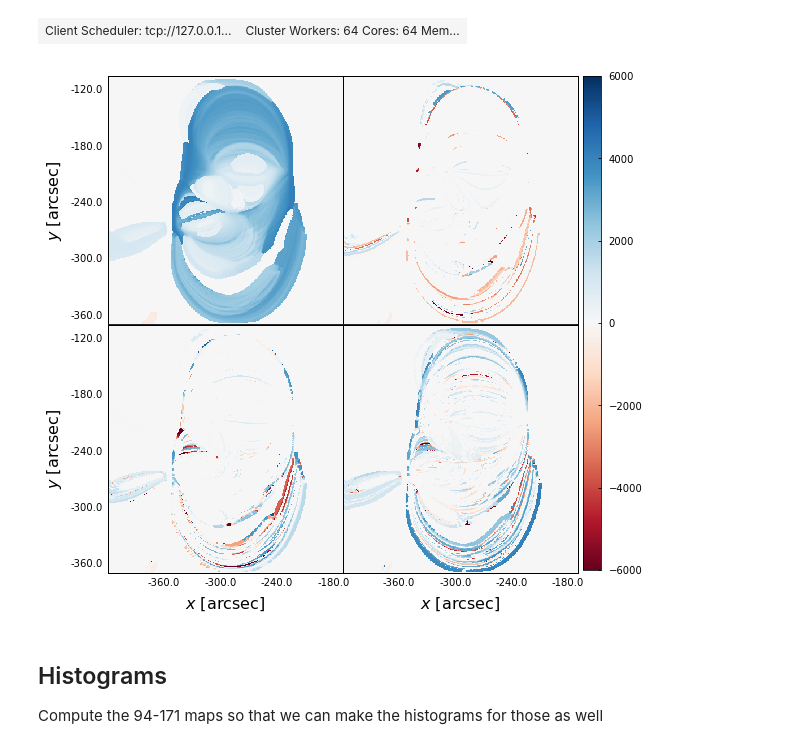
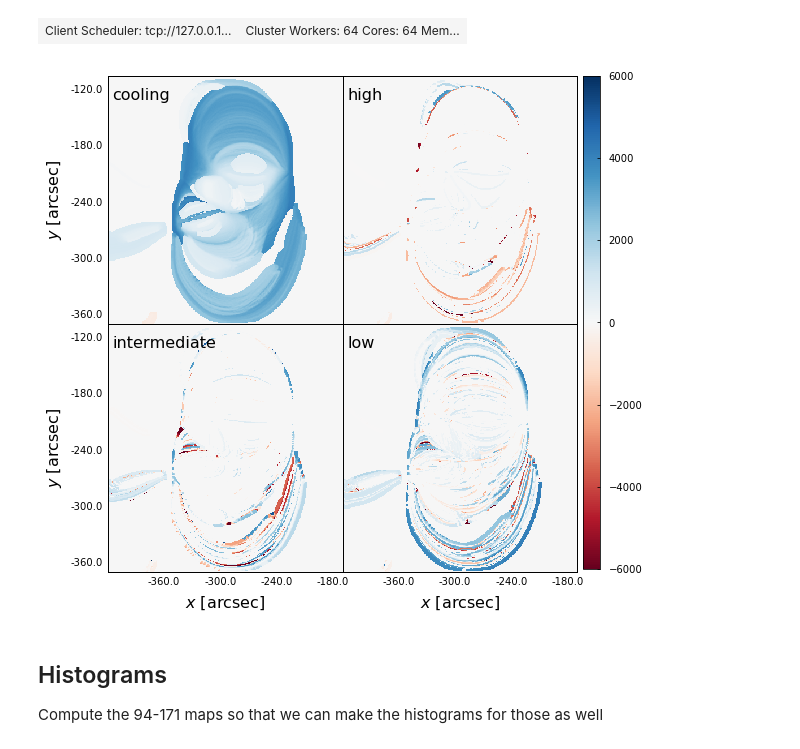
Before and after one commit to wtbarnes/posters, a Jupyter notebook: rice_dsconf_2017/notebooks/timelag_results.ipynb, the cells around one changed output. Cells and saved outputs as stored; diff of their text form; code cells hidden in the pictures.

```diff
--- a/rice_dsconf_2017/notebooks/timelag_results.ipynb
+++ b/rice_dsconf_2017/notebooks/timelag_results.ipynb
@@ -175,7 +175,7 @@ lags335_171_if,correlations335_171_if = make_timelag_map(map_cubes_if,'335','171
 # %%
 lags335_171_lf,correlations335_171_lf = make_timelag_map(map_cubes_lf,'335','171',tmp.meta)
 # %%
-fig = plt.figure(figsize=(8,9.15))
+fig = plt.figure(figsize=(8,9.125))
 options = {'annotate':False,'title':False,'vmin':-6000,'vmax':6000,'cmap':'RdBu'}
 plt.subplots_adjust(right=0.94,hspace=0,wspace=0)
 cax = fig.add_axes([0.95,0.13,0.03,0.75])
@@ -188,39 +188,47 @@ ax.coords[1].set_ticklabel(size=plt.rcParams['xtick.labelsize'])
 ax.coords[1].set_axislabel(r'$y$ [arcsec]',size=plt.rcParams['axes.labelsize'])
 ax.coords[0].grid(alpha=0)
 ax.coords[1].grid(alpha=0)
+xtext,ytext = lags335_171_cooling.data_to_pixel(-415*u.arcsec,-130*u.arcsec)
+ax.text(xtext.value,ytext.value,'cooling',color='k',fontsize=plt.rcParams['axes.labelsize'])
 # high-frequency
 ax = fig.add_subplot(222,projection=lags335_171_hf)
 lags335_171_hf.plot(axes=ax,**options)
 ax.coords[0].set_ticks_visible(False)
 ax.coords[0].set_ticklabel_visible(False)
 ax.coords[1].set_ticks_visible(False)
 ax.coords[1].set_ticklabel_visible(False)
 ax.coords[0].grid(alpha=0)
 ax.coords[1].grid(alpha=0)
+xtext,ytext = lags335_171_hf.data_to_pixel(-415*u.arcsec,-130*u.arcsec)
+ax.text(xtext.value,ytext.value,'high',color='k',fontsize=plt.rcParams['axes.labelsize'])
 # intermediate-frequency
 ax = fig.add_subplot(223,projection=lags335_171_if)
 lags335_171_if.plot(axes=ax,**options)
 ax.coords[0].set_ticklabel(size=plt.rcParams['xtick.labelsize'])
 ax.coords[0].set_axislabel(r'$x$ [arcsec]',size=plt.rcParams['axes.labelsize'])
 ax.coords[1].set_ticklabel(size=plt.rcParams['xtick.labelsize'])
 ax.coords[1].set_axislabel(r'$y$ [arcsec]',size=plt.rcParams['axes.labelsize'])
 ax.coords[0].grid(alpha=0)
 ax.coords[1].grid(alpha=0)
+xtext,ytext = lags335_171_if.data_to_pixel(-415*u.arcsec,-130*u.arcsec)
+ax.text(xtext.value,ytext.value,'intermediate',color='k',fontsize=plt.rcParams['axes.labelsize'])
 # low-frequency
 ax = fig.add_subplot(224,projection=lags335_171_lf)
 im = lags335_171_lf.plot(axes=ax,**options)
 ax.coords[0].set_ticklabel(size=plt.rcParams['xtick.labelsize'])
 ax.coords[0].set_axislabel(r'$x$ [arcsec]',size=plt.rcParams['axes.labelsize'])
 ax.coords[1].set_ticks_visible(False)
 ax.coords[1].set_ticklabel_visible(False)
 ax.coords[0].grid(alpha=0)
 ax.coords[1].grid(alpha=0)
+xtext,ytext = lags335_171_lf.data_to_pixel(-415*u.arcsec,-130*u.arcsec)
+ax.text(xtext.value,ytext.value,'low',color='k',fontsize=plt.rcParams['axes.labelsize'])
 # colorbar
 cbar = fig.colorbar(im,cax=cax)
 cbar.ax.tick_params(axis='y',direction='in')
 fig.savefig('../figures/timelag_maps_335_171.pdf')
 # %% [output]
-[figure, old version]
+[figure, new version]
 # %% [markdown]
 ## Histograms
 Compute the 94-171 maps so that we can make the histograms for those as well
```
Also changed, not shown: parts of 3 cells of this notebook, 1 other file.
